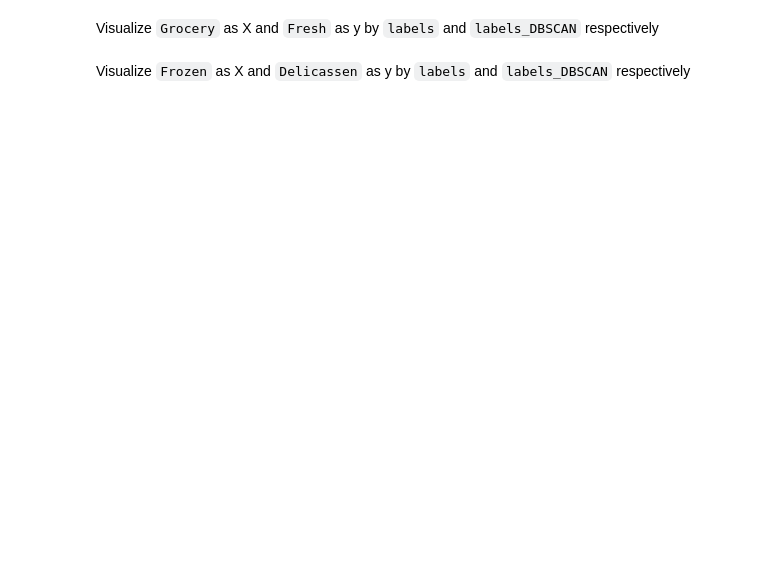
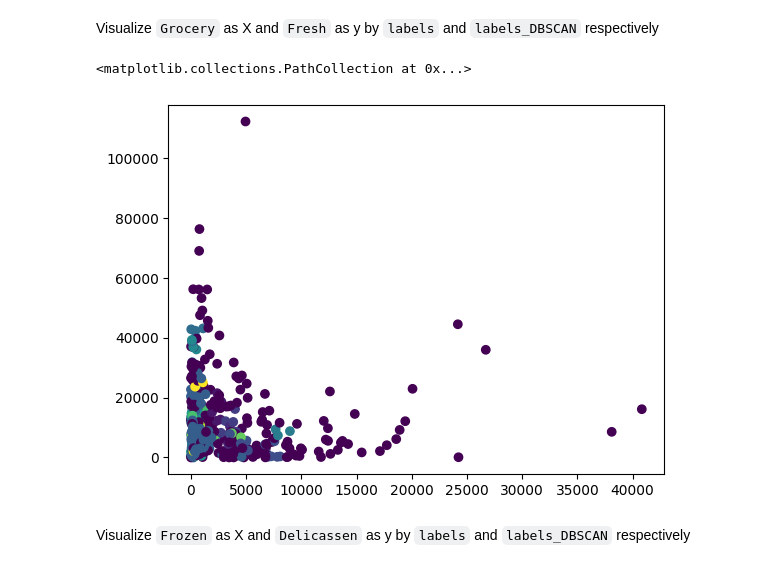
Before and after one commit to Ironhack-Data-Madrid-Abril-2023/7.4-lab_unsupervised_learning, a Jupyter notebook: your-code/main.ipynb, the cells around one changed output. Cells and saved outputs as stored; diff of their text form; code cells hidden in the pictures; blank space fills up the shorter version.

```diff
--- a/your-code/main.ipynb
+++ b/your-code/main.ipynb
@@ -206,6 +272,10 @@ Visualize `Detergents_Paper` as X and `Milk` as y by `labels` and `labels_DBSCAN
 Visualize `Grocery` as X and `Fresh` as y by `labels` and `labels_DBSCAN` respectively
 # %%
 # Your code here:
+plt.scatter(customers.Detergents_Paper, customers.Fresh, c=customers['labels_DBSCAN'])
+# %% [output]
+<matplotlib.collections.PathCollection at 0x...>
+[figure, added]
 # %% [markdown]
 Visualize `Frozen` as X and `Delicassen` as y by `labels` and `labels_DBSCAN` respectively
 # %%
```
Also changed, not shown: parts of 10 cells of this notebook.
